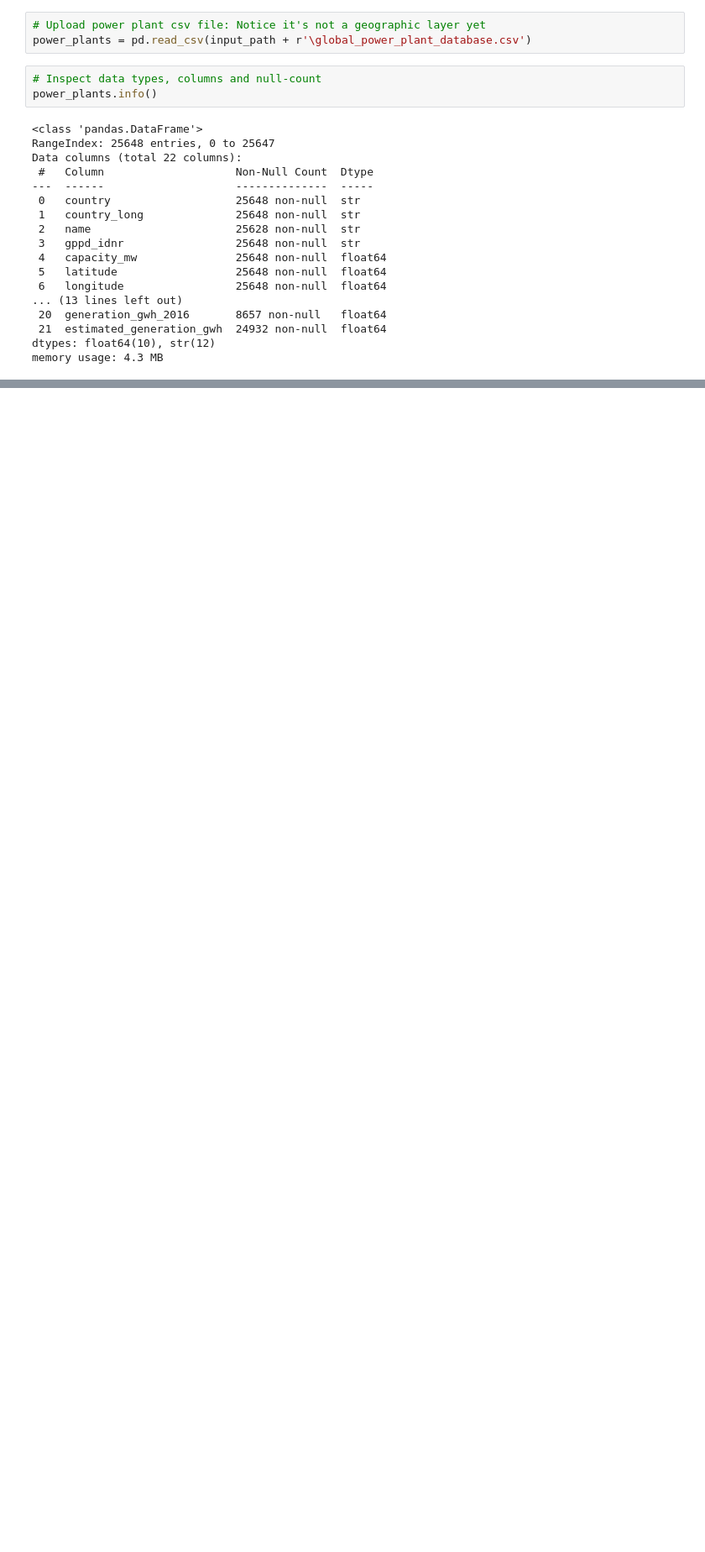
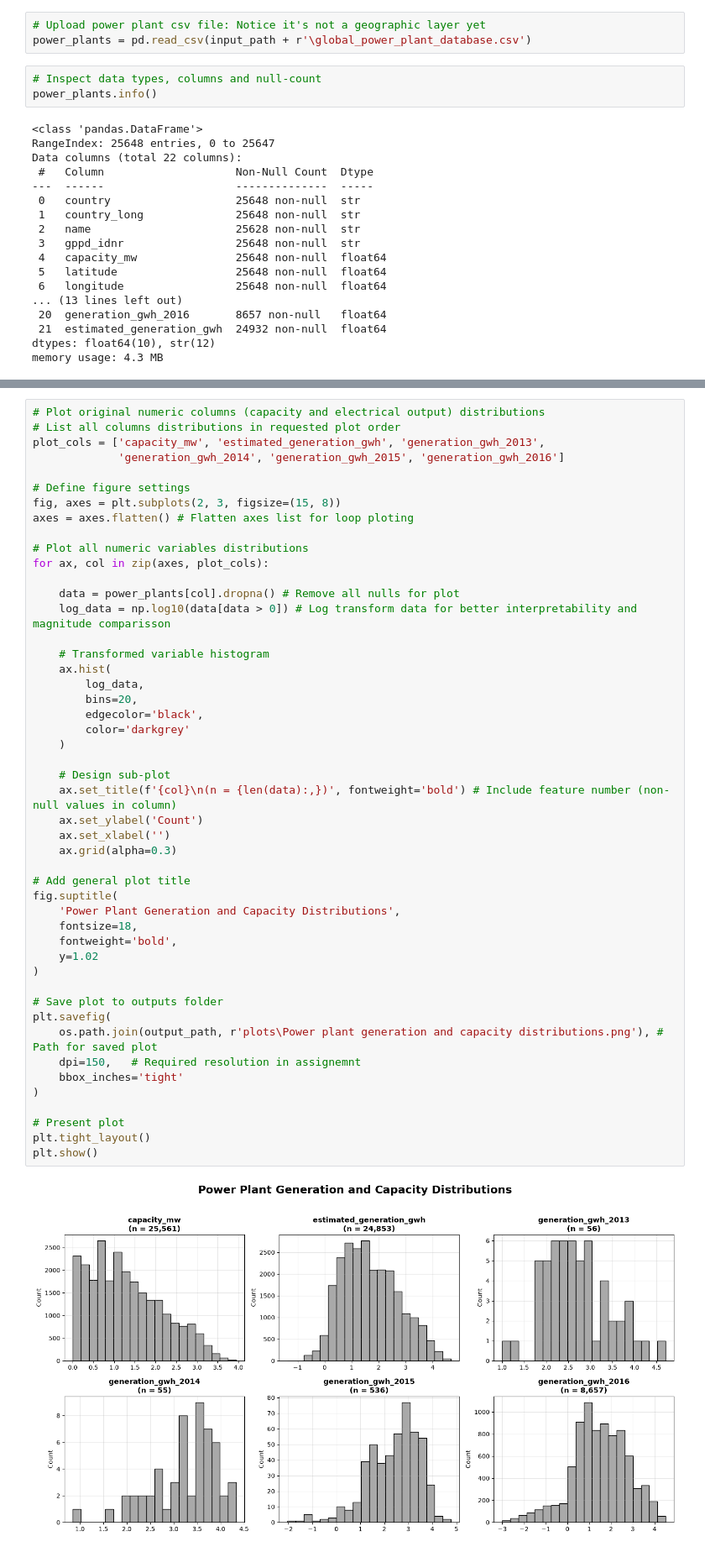
Before and after one commit to EliyaL/Intro-to-Geospatial-Data-Science-Final-Assignment, a Jupyter notebook: FinalExam_318163748.ipynb, the cells around one changed output, grey strips where cells are left out. Shown at 84% size. Cells and saved outputs as stored; diff of their text form; blank space fills up the shorter version.

```diff
--- a/FinalExam_318163748.ipynb
+++ b/FinalExam_318163748.ipynb
@@ -110,0 +210,50 @@ power_plants['owner'].nunique()
+# %%
+# Plot original numeric columns (capacity and electrical output) distributions
+# List all columns distributions in requested plot order
+plot_cols = ['capacity_mw', 'estimated_generation_gwh', 'generation_gwh_2013',
+             'generation_gwh_2014', 'generation_gwh_2015', 'generation_gwh_2016']
+
+# Define figure settings
+fig, axes = plt.subplots(2, 3, figsize=(15, 8))
+axes = axes.flatten() # Flatten axes list for loop ploting
+
+# Plot all numeric variables distributions
+for ax, col in zip(axes, plot_cols):
+
+    data = power_plants[col].dropna() # Remove all nulls for plot
+    log_data = np.log10(data[data > 0]) # Log transform data for better interpretability and magnitude comparisson
+
+    # Transformed variable histogram
+    ax.hist(
+        log_data,
+        bins=20,
+        edgecolor='black',
+        color='darkgrey'
+    )
+
+    # Design sub-plot
+    ax.set_title(f'{col}\n(n = {len(data):,})', fontweight='bold') # Include feature number (non-null values in column)
+    ax.set_ylabel('Count')
+    ax.set_xlabel('')
+    ax.grid(alpha=0.3)
+
+# Add general plot title
+fig.suptitle(
+    'Power Plant Generation and Capacity Distributions',
+    fontsize=18,
+    fontweight='bold',
+    y=1.02
+)
+
+# Save plot to outputs folder
+plt.savefig(
+    os.path.join(output_path, r'plots\Power plant generation and capacity distributions.png'), # Path for saved plot
+    dpi=150,   # Required resolution in assignemnt
+    bbox_inches='tight'
+)
+
+# Present plot
+plt.tight_layout()
+plt.show()
+# %% [output]
+[figure, added]
```
Also changed, not shown: parts of 43 cells of this notebook.
